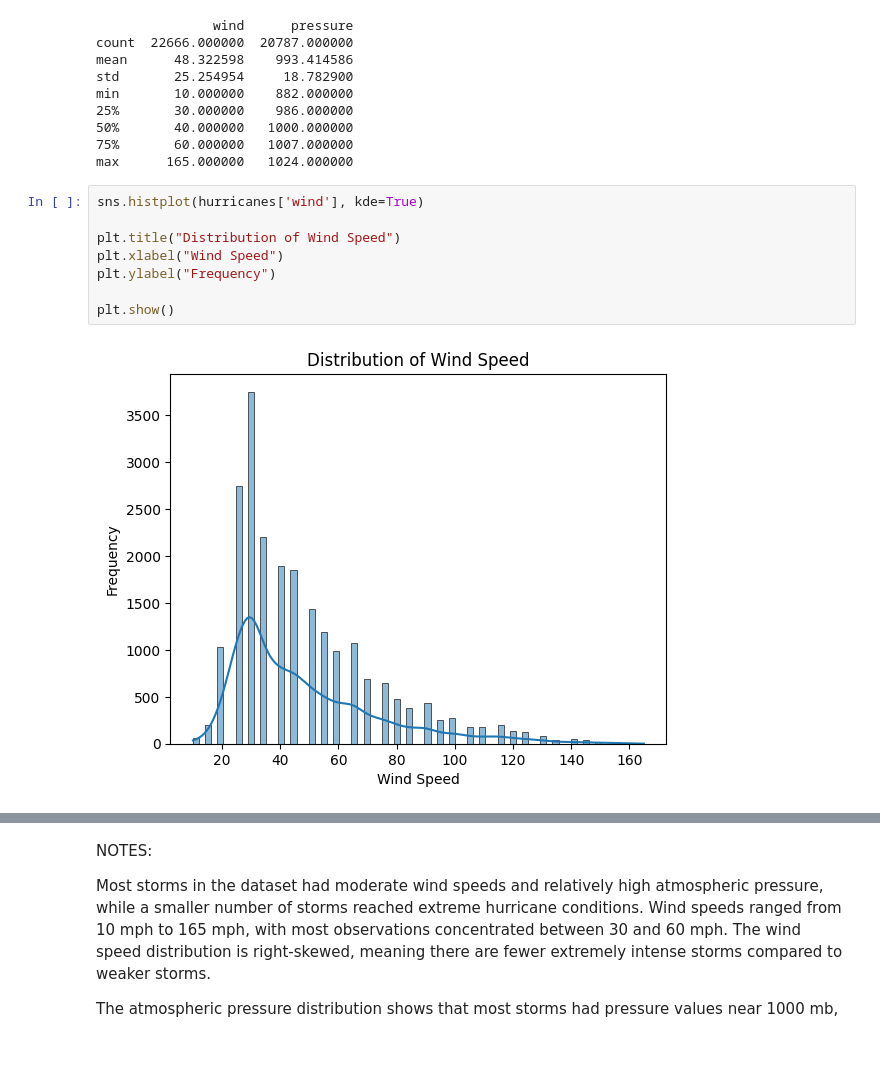
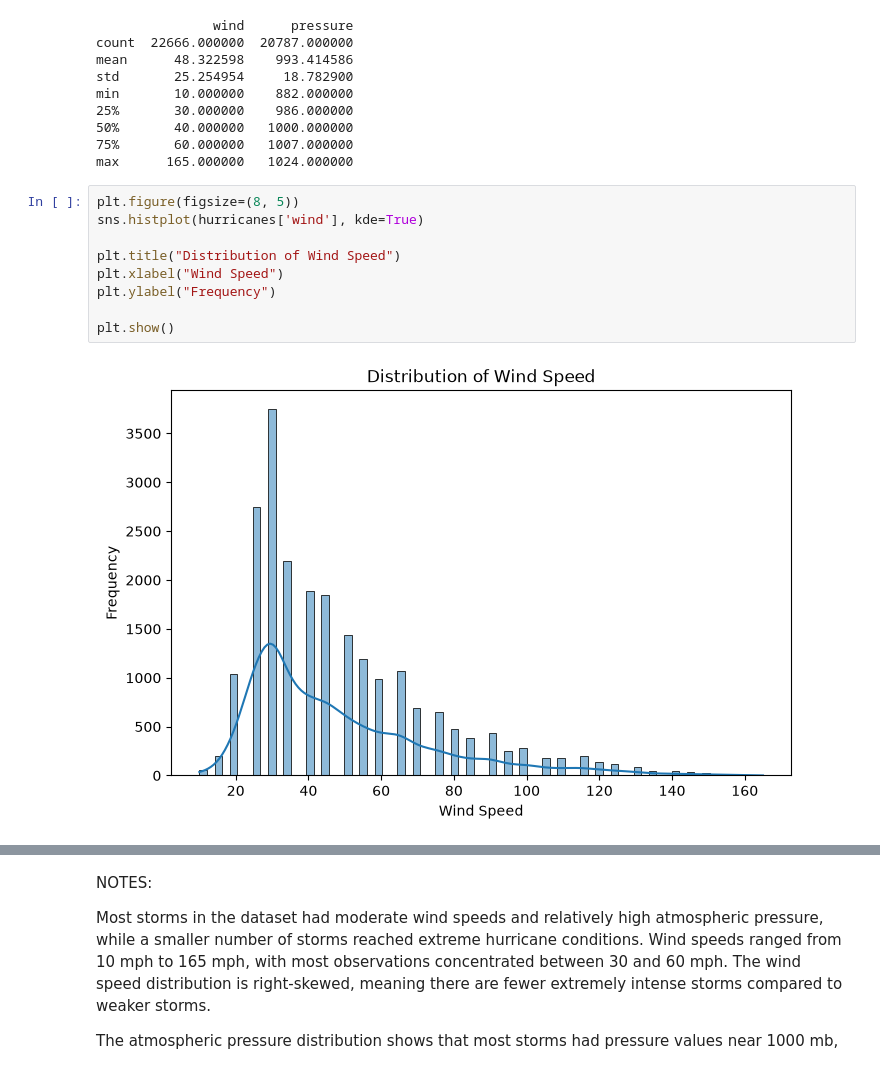
Before and after one commit to vlazo1214/hurricane-analysis, a Jupyter notebook: EDA.ipynb, the cells around one changed output, grey strips where cells are left out. Drawn from its saved outputs; the diff is of its cells as text.

Commit message:
Complete EDA analysis and visualizations by JW

```diff
--- a/EDA.ipynb
+++ b/EDA.ipynb
@@ -145,13 +178,14 @@ min       10.000000    882.000000
 75%       60.000000   1007.000000
 max      165.000000   1024.000000
 # %%
+plt.figure(figsize=(8, 5))
 sns.histplot(hurricanes['wind'], kde=True)
 
 plt.title("Distribution of Wind Speed")
 plt.xlabel("Wind Speed")
 plt.ylabel("Frequency")
 
 plt.show()
 # %% [output]
-[figure, old version]
+[figure, new version]
 # %%
```
Also changed, not shown: parts of 57 cells of this notebook, 1 other file.
